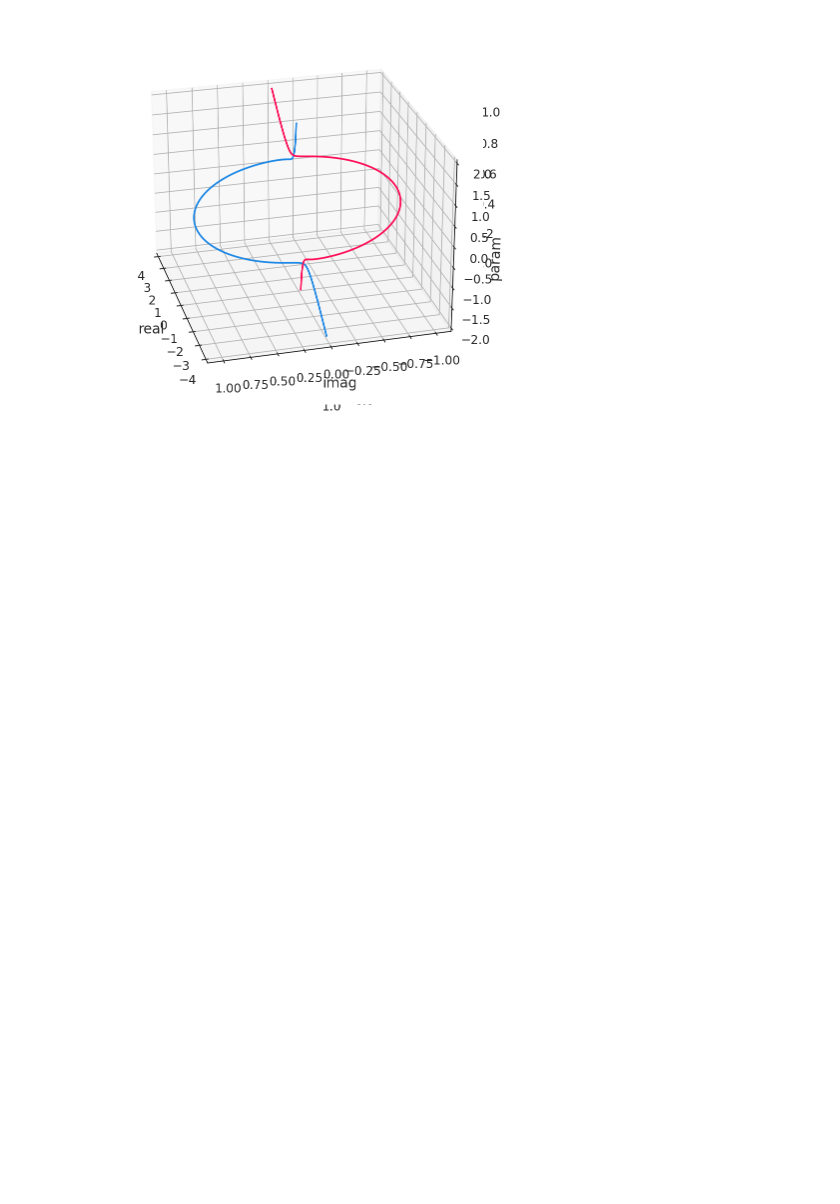
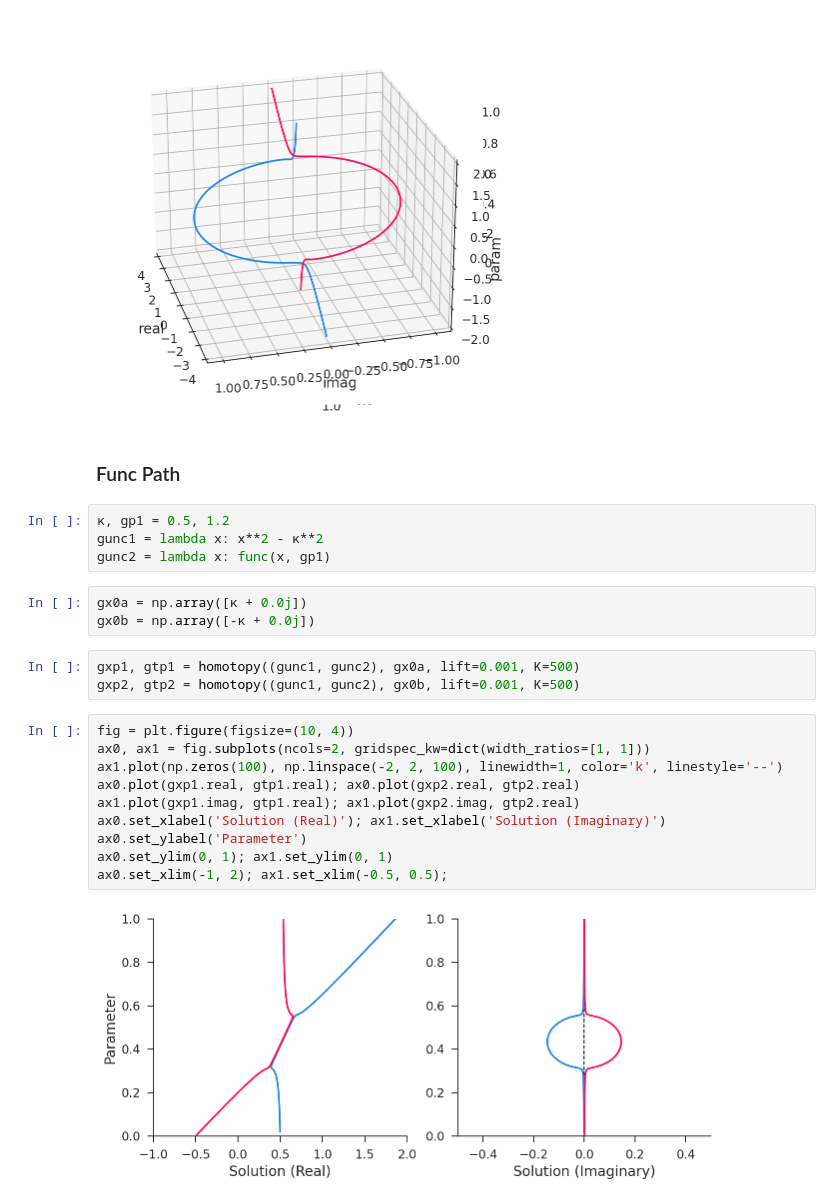
Before and after one commit to iamlemec/valjax, a Jupyter notebook: notebooks/homotopy.ipynb, the cells around one changed output. Saved outputs shown, nothing was run; the diff lists cells and outputs as text; blank space fills up the shorter version.

```diff
--- a/notebooks/homotopy.ipynb
+++ b/notebooks/homotopy.ipynb
@@ -65,3 +63,27 @@ ax.set_zlabel('param')
 ax.view_init(25, 165);
 # %% [output]
 [figure]
+# %% [markdown]
+### Func Path
+# %%
+κ, gp1 = 0.5, 1.2
+gunc1 = lambda x: x**2 - κ**2
+gunc2 = lambda x: func(x, gp1)
+# %%
+gx0a = np.array([κ + 0.0j])
+gx0b = np.array([-κ + 0.0j])
+# %%
+gxp1, gtp1 = homotopy((gunc1, gunc2), gx0a, lift=0.001, K=500)
+gxp2, gtp2 = homotopy((gunc1, gunc2), gx0b, lift=0.001, K=500)
+# %%
+fig = plt.figure(figsize=(10, 4))
+ax0, ax1 = fig.subplots(ncols=2, gridspec_kw=dict(width_ratios=[1, 1]))
+ax1.plot(np.zeros(100), np.linspace(-2, 2, 100), linewidth=1, color='k', linestyle='--')
+ax0.plot(gxp1.real, gtp1.real); ax0.plot(gxp2.real, gtp2.real)
+ax1.plot(gxp1.imag, gtp1.real); ax1.plot(gxp2.imag, gtp2.real)
+ax0.set_xlabel('Solution (Real)'); ax1.set_xlabel('Solution (Imaginary)')
+ax0.set_ylabel('Parameter')
+ax0.set_ylim(0, 1); ax1.set_ylim(0, 1)
+ax0.set_xlim(-1, 2); ax1.set_xlim(-0.5, 0.5);
+# %% [output]
+[figure, added]
```
Also changed, not shown: parts of 5 cells of this notebook, 2 other files.
